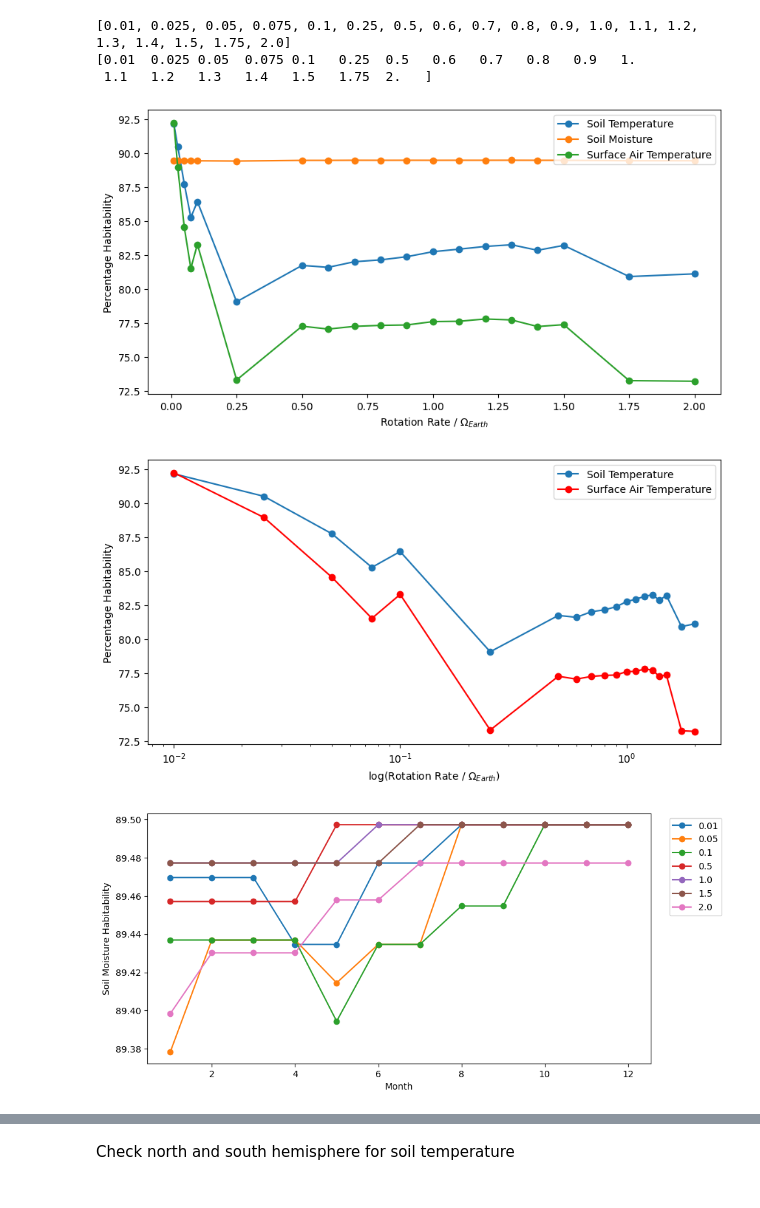
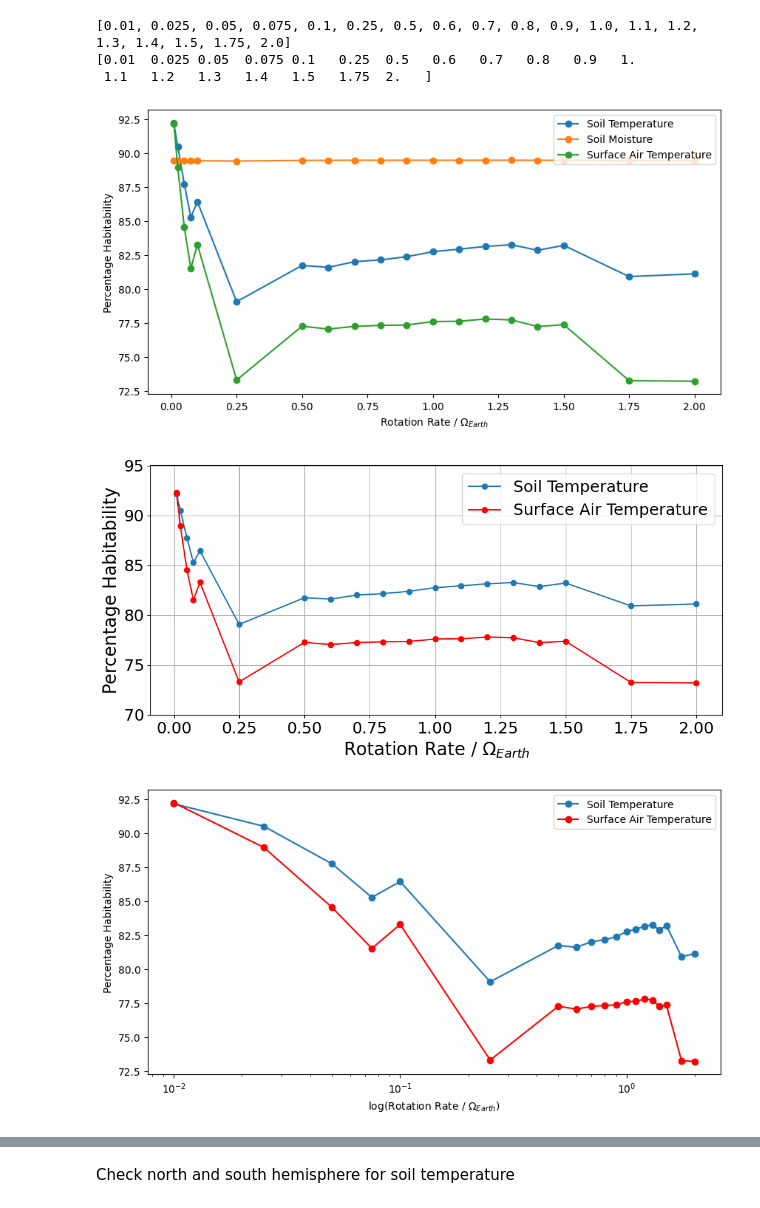
Before and after one commit to hannahw0od/habitability, a Jupyter notebook: plots_rot.ipynb, the cells around one changed output, grey strips where cells are left out. Drawn from its saved outputs; the diff is of its cells as text; code cells hidden in the pictures.

Commit message:
paper plots

```diff
--- a/plots_rot.ipynb
+++ b/plots_rot.ipynb
@@ -131,6 +131,19 @@ plt.plot(x, y_tsurf, marker='o', label="Surface Air Temperature")
 plt.xlabel("Rotation Rate / $\Omega_{Earth}$")
 plt.ylabel("Percentage Habitability")
 plt.legend(loc="upper right")
+plt.show()
+
+fig = plt.figure(figsize=(10, 5))
+plt.plot(x, y_st, marker='o', label="Soil Temperature")
+plt.plot(x, y_tsurf, marker='o', label="Surface Air Temperature", color='red')
+plt.xlabel("Rotation Rate / $\Omega_{Earth}$", size=20)
+plt.xticks(size=18)
+plt.ylabel("Percentage Habitability", size=20)
+plt.yticks([70,75,80,85,90,95],size=18)
+plt.legend(loc="upper right",fontsize=18)
+plt.grid(True)
+plt.tight_layout()
+# plt.savefig(fname="rot_global")
 plt.show()
 
 fig = plt.figure(figsize=(10, 5))
@@ -147,32 +160,32 @@ fig = plt.figure(figsize=(10, 5))
 for r, rot in zip([results[i] for i in [0,2,4,6,11,16,18]], [rotation[i] for i in [0,2,4,6,11,16,18]]):
     sm = r["data"]["sm_tot"]
     month = r["data"]["month"][0]
     plt.plot(month, sm, marker='o', label=f"{rot}")
 plt.xlabel("Month")
 plt.ylabel("Soil Moisture Habitability")
 plt.legend(loc="upper right", bbox_to_anchor=(1.15, 1))
 plt.show()
 
 fig = plt.figure(figsize=(10, 5))
 for r, rot in zip([results[i] for i in [0,2,4,6,11,16,18]], [rotation[i] for i in [0,2,4,6,11,16,18]]):
     st = r["data"]["st_tot"]
     month = r["data"]["month"][0]
     plt.plot(month, st, marker='o', label=f"{rot}")
 plt.xlabel("Month")
 plt.ylabel("Soil Temperature Habitability")
 plt.legend(loc="upper right", bbox_to_anchor=(1.15, 1))
 plt.show()
 
 fig = plt.figure(figsize=(10, 5))
 for r, rot in zip([results[i] for i in [0,2,4,6,11,16,18]], [rotation[i] for i in [0,2,4,6,11,16,18]]):
     tsurf = r["data"]["tsurf_tot"]
     month = r["data"]["month"][0]
     plt.plot(month, tsurf, marker='o', label=f"{rot}")
 plt.xlabel("Month")
 plt.ylabel("Surface Air Temperature Habitability")
 plt.legend(loc="upper right", bbox_to_anchor=(1.15, 1))
 plt.show()
 # %% [output]
 [figure]
-[figure, old version]
+[figure, new version]
-[figure, old version]
+[figure, new version]
```
Also changed, not shown: parts of 11 cells of this notebook, 11 other files.
